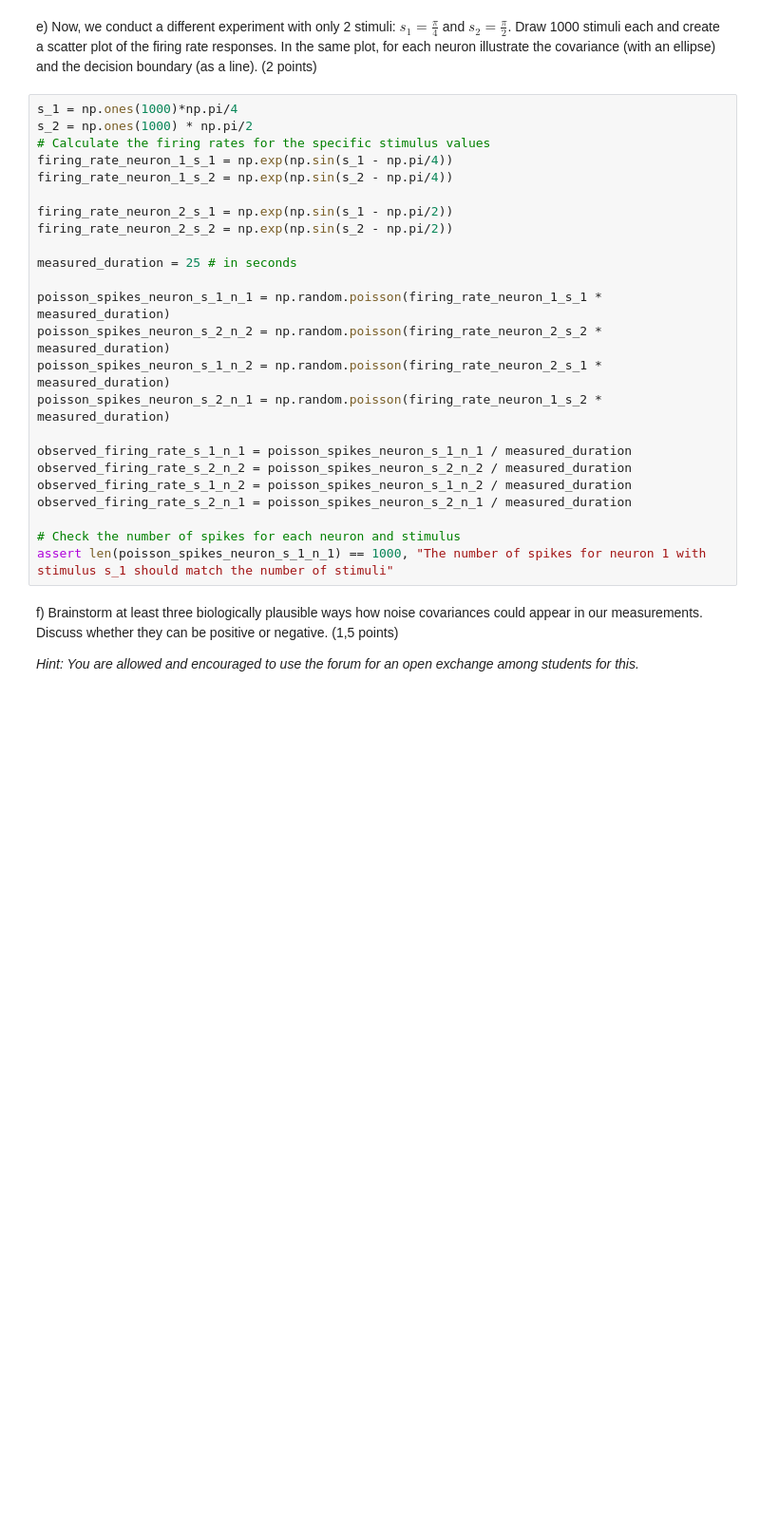
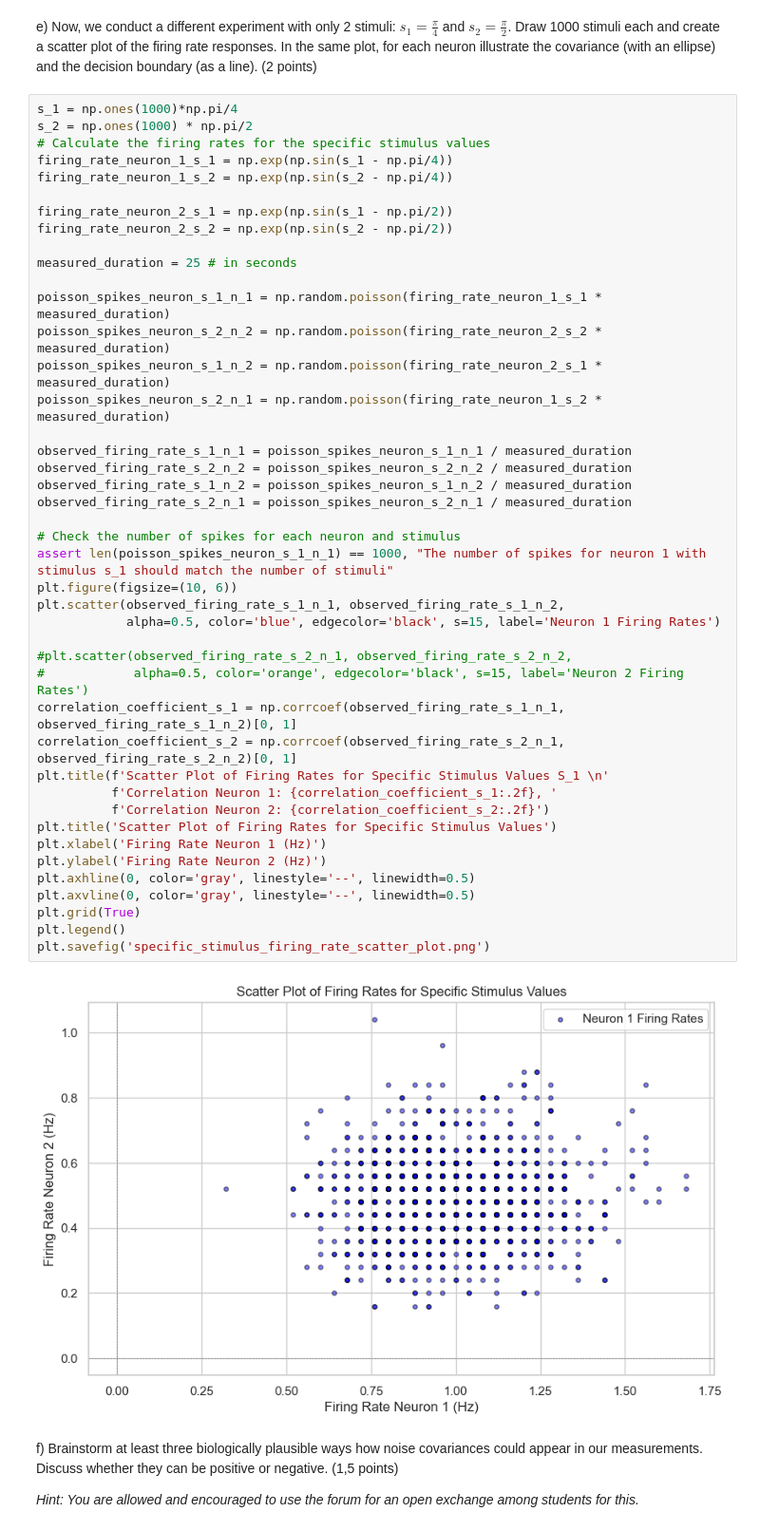
Before and after one commit to aakarsh/S25-Neural-Coding, a Jupyter notebook: homeworks/2025_Neural_coding_Homework5.ipynb, the cells around one changed output. Shown at 95% size. Saved outputs shown, nothing was run; the diff lists cells and outputs as text; blank space fills up the shorter version.

```diff
--- a/homeworks/2025_Neural_coding_Homework5.ipynb
+++ b/homeworks/2025_Neural_coding_Homework5.ipynb
@@ -299,27 +299,48 @@ e) Now, we conduct a different experiment with only 2 stimuli: $s_1 = \frac\pi4$
 # %%
 s_1 = np.ones(1000)*np.pi/4
 s_2 = np.ones(1000) * np.pi/2
 # Calculate the firing rates for the specific stimulus values
 firing_rate_neuron_1_s_1 = np.exp(np.sin(s_1 - np.pi/4))
 firing_rate_neuron_1_s_2 = np.exp(np.sin(s_2 - np.pi/4))
 
 firing_rate_neuron_2_s_1 = np.exp(np.sin(s_1 - np.pi/2))
 firing_rate_neuron_2_s_2 = np.exp(np.sin(s_2 - np.pi/2))
 
 measured_duration = 25 # in seconds
 
 poisson_spikes_neuron_s_1_n_1 = np.random.poisson(firing_rate_neuron_1_s_1 * measured_duration)
 poisson_spikes_neuron_s_2_n_2 = np.random.poisson(firing_rate_neuron_2_s_2 * measured_duration)
 poisson_spikes_neuron_s_1_n_2 = np.random.poisson(firing_rate_neuron_2_s_1 * measured_duration)
 poisson_spikes_neuron_s_2_n_1 = np.random.poisson(firing_rate_neuron_1_s_2 * measured_duration)
 
 observed_firing_rate_s_1_n_1 = poisson_spikes_neuron_s_1_n_1 / measured_duration
 observed_firing_rate_s_2_n_2 = poisson_spikes_neuron_s_2_n_2 / measured_duration
 observed_firing_rate_s_1_n_2 = poisson_spikes_neuron_s_1_n_2 / measured_duration
 observed_firing_rate_s_2_n_1 = poisson_spikes_neuron_s_2_n_1 / measured_duration
 
 # Check the number of spikes for each neuron and stimulus
 assert len(poisson_spikes_neuron_s_1_n_1) == 1000, "The number of spikes for neuron 1 with stimulus s_1 should match the number of stimuli"
+plt.figure(figsize=(10, 6))
+plt.scatter(observed_firing_rate_s_1_n_1, observed_firing_rate_s_1_n_2,
+            alpha=0.5, color='blue', edgecolor='black', s=15, label='Neuron 1 Firing Rates')
+
+#plt.scatter(observed_firing_rate_s_2_n_1, observed_firing_rate_s_2_n_2,
+#            alpha=0.5, color='orange', edgecolor='black', s=15, label='Neuron 2 Firing Rates')
+correlation_coefficient_s_1 = np.corrcoef(observed_firing_rate_s_1_n_1, observed_firing_rate_s_1_n_2)[0, 1]
+correlation_coefficient_s_2 = np.corrcoef(observed_firing_rate_s_2_n_1, observed_firing_rate_s_2_n_2)[0, 1]
+plt.title(f'Scatter Plot of Firing Rates for Specific Stimulus Values S_1 \n'
+          f'Correlation Neuron 1: {correlation_coefficient_s_1:.2f}, '
+          f'Correlation Neuron 2: {correlation_coefficient_s_2:.2f}')
+plt.title('Scatter Plot of Firing Rates for Specific Stimulus Values')
+plt.xlabel('Firing Rate Neuron 1 (Hz)')
+plt.ylabel('Firing Rate Neuron 2 (Hz)')
+plt.axhline(0, color='gray', linestyle='--', linewidth=0.5)
+plt.axvline(0, color='gray', linestyle='--', linewidth=0.5)
+plt.grid(True)
+plt.legend()
+plt.savefig('specific_stimulus_firing_rate_scatter_plot.png')
+# %% [output]
+[figure, added]
 # %% [markdown]
 
 
```
Also changed, not shown: 1 other file.
